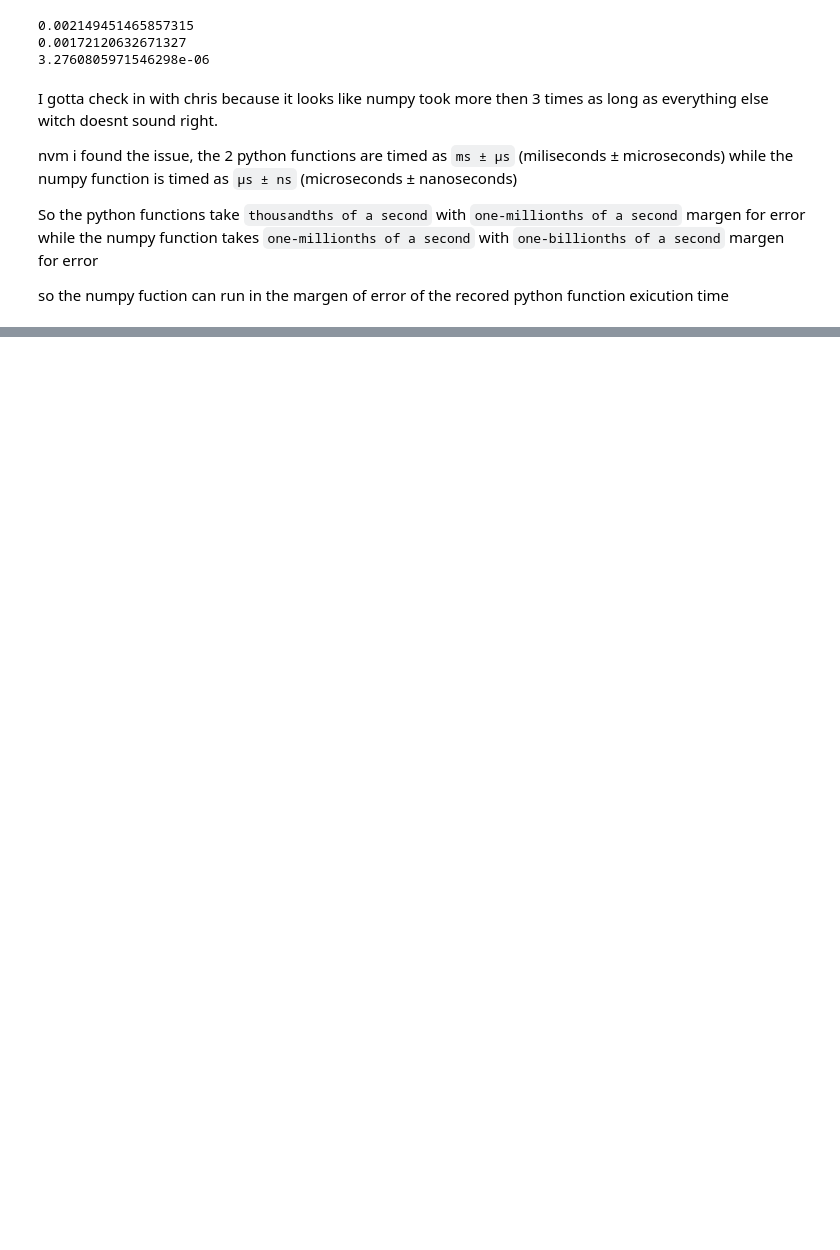
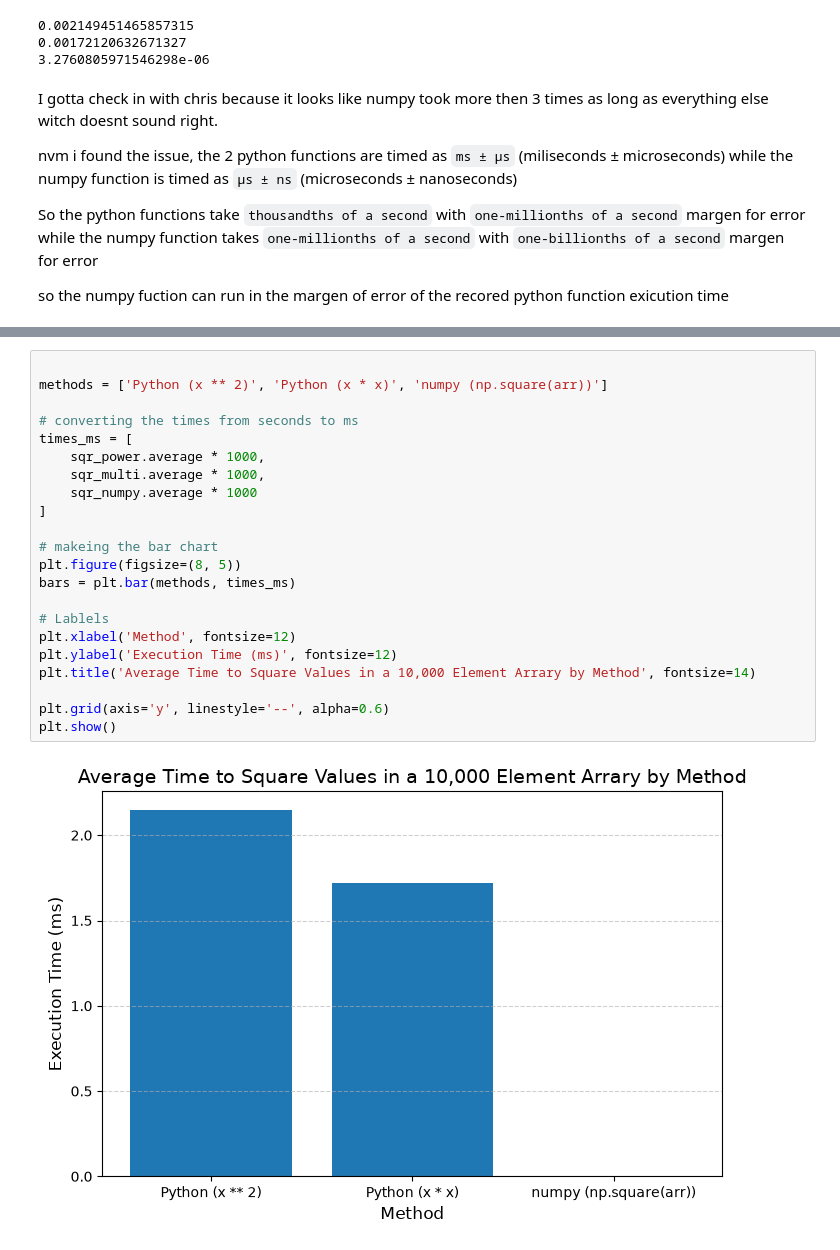
Before and after one commit to perryjc/ITE140, a Jupyter notebook: numpy.ipynb, the cells around one changed output, grey strips where cells are left out. Drawn from its saved outputs; the diff is of its cells as text; blank space fills up the shorter version.

Commit message:
created first graph comparing methoids on array 1

```diff
--- a/numpy.ipynb
+++ b/numpy.ipynb
@@ -146,0 +157,24 @@ so the numpy fuction can run in the margen of error of the recored python functi
+# %%
+
+methods = ['Python (x ** 2)', 'Python (x * x)', 'numpy (np.square(arr))']
+
+# converting the times from seconds to ms
+times_ms = [
+    sqr_power.average * 1000,
+    sqr_multi.average * 1000,
+    sqr_numpy.average * 1000
+]
+
+# makeing the bar chart
+plt.figure(figsize=(8, 5))
+bars = plt.bar(methods, times_ms)
+
+# Lablels
+plt.xlabel('Method', fontsize=12)
+plt.ylabel('Execution Time (ms)', fontsize=12)
+plt.title('Average Time to Square Values in a 10,000 Element Arrary by Method', fontsize=14)
+
+plt.grid(axis='y', linestyle='--', alpha=0.6)
+plt.show()
+# %% [output]
+[figure, added]
```
Also changed, not shown: parts of 3 cells of this notebook.
